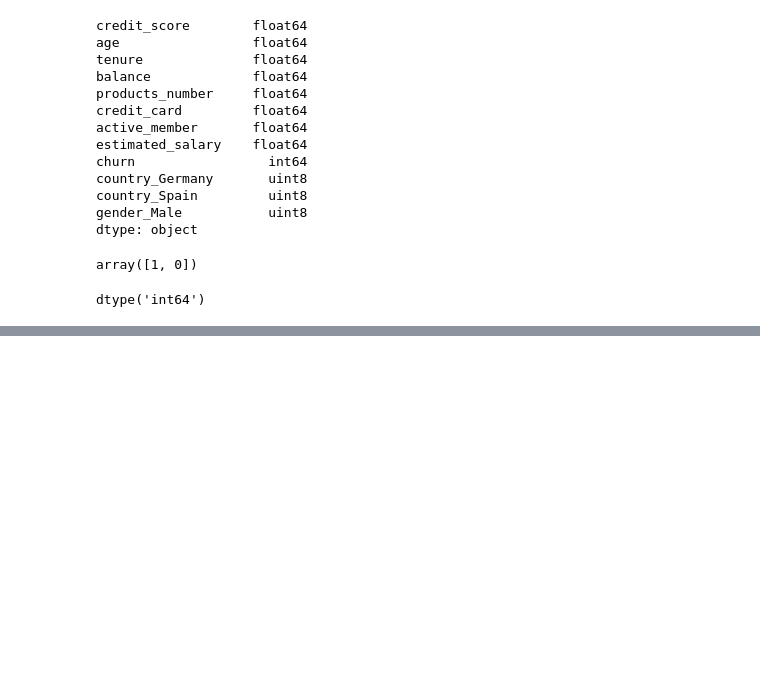
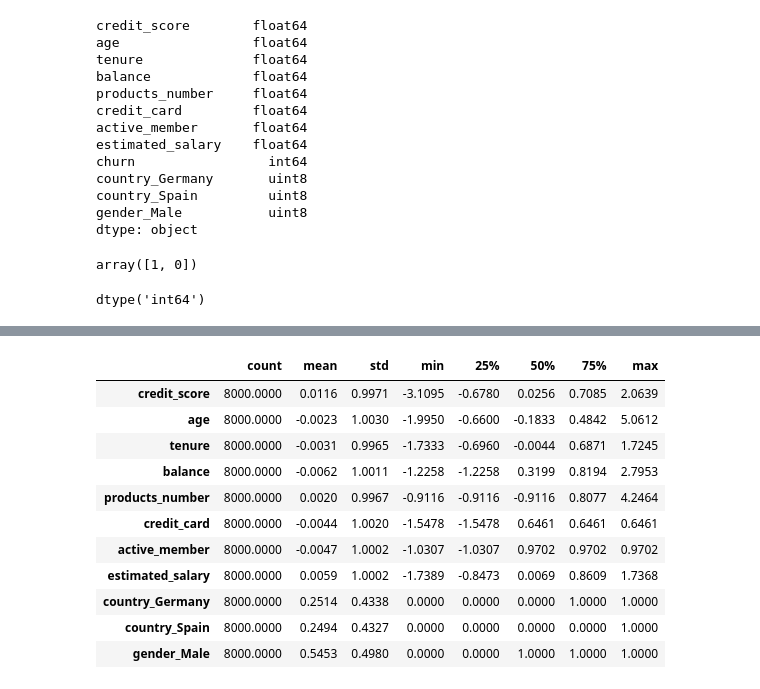
Before and after one commit to DHub6/UAS_DATAMINING, a Jupyter notebook: 201220092_UAS.ipynb, the cells around one changed output, grey strips where cells are left out. Cells and saved outputs as stored; diff of their text form; code cells hidden in the pictures; blank space fills up the shorter version.

```diff
--- a/201220092_UAS.ipynb
+++ b/201220092_UAS.ipynb
@@ -412,0 +428,15 @@ dtype('int64')
+# %%
+X_train.describe().T
+# %% [output]
+|  | count | mean | std | min | 25% | 50% | 75% | max |
+| credit_score | 8000.0000 | 0.0116 | 0.9971 | -3.1095 | -0.6780 | 0.0256 | 0.7085 | 2.0639 |
+| age | 8000.0000 | -0.0023 | 1.0030 | -1.9950 | -0.6600 | -0.1833 | 0.4842 | 5.0612 |
+| tenure | 8000.0000 | -0.0031 | 0.9965 | -1.7333 | -0.6960 | -0.0044 | 0.6871 | 1.7245 |
+| balance | 8000.0000 | -0.0062 | 1.0011 | -1.2258 | -1.2258 | 0.3199 | 0.8194 | 2.7953 |
+| products_number | 8000.0000 | 0.0020 | 0.9967 | -0.9116 | -0.9116 | -0.9116 | 0.8077 | 4.2464 |
+| credit_card | 8000.0000 | -0.0044 | 1.0020 | -1.5478 | -1.5478 | 0.6461 | 0.6461 | 0.6461 |
+| active_member | 8000.0000 | -0.0047 | 1.0002 | -1.0307 | -1.0307 | 0.9702 | 0.9702 | 0.9702 |
+| estimated_salary | 8000.0000 | 0.0059 | 1.0002 | -1.7389 | -0.8473 | 0.0069 | 0.8609 | 1.7368 |
+| country_Germany | 8000.0000 | 0.2514 | 0.4338 | 0.0000 | 0.0000 | 0.0000 | 1.0000 | 1.0000 |
+| country_Spain | 8000.0000 | 0.2494 | 0.4327 | 0.0000 | 0.0000 | 0.0000 | 0.0000 | 1.0000 |
+| gender_Male | 8000.0000 | 0.5453 | 0.4980 | 0.0000 | 0.0000 | 1.0000 | 1.0000 | 1.0000 |
```
Also changed, not shown: parts of 7 cells of this notebook.
